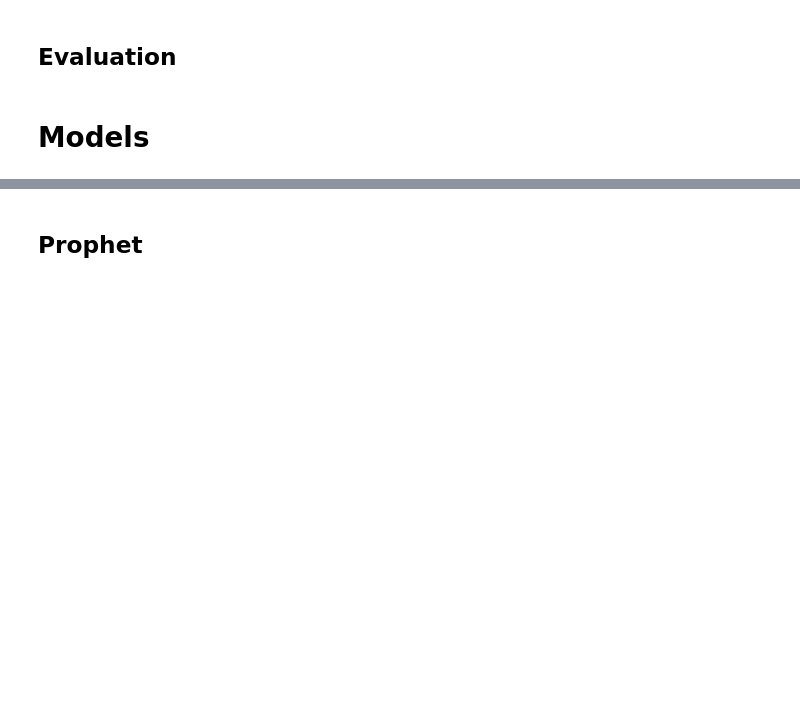
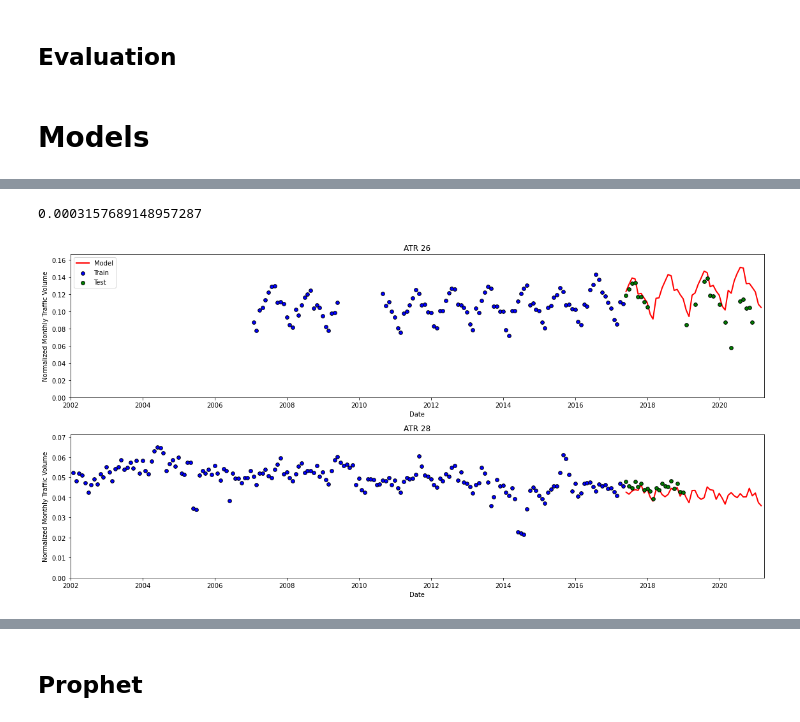
Before and after one commit to nmwodarz/traffic-project, a Jupyter notebook: Capstone 3 - Modeling.ipynb, the cells around one changed output, grey strips where cells are left out. Cells and saved outputs as stored; diff of their text form; code cells hidden in the pictures; blank space fills up the shorter version.

Commit message:
Reworked model class
All scoring is now completely within the base model class. Also added plot capability to models.

```diff
--- a/Capstone 3 - Modeling.ipynb
+++ b/Capstone 3 - Modeling.ipynb
@@ -124,0 +658,7 @@ def evaluate_model(train_df, test_df, model, scorers=[mean_squared_error, mean_a
+# %%
+tr_df = nonimputed_train_df[['26','27','28']]
+te_df = test_df[['26','27','28']]
+# %%
+test_model = prophet_model(tr_df, te_df)
+# %%
+test_model.fit()
@@ -124,0 +675,8 @@ def evaluate_model(train_df, test_df, model, scorers=[mean_squared_error, mean_a
+# %%
+test_model.score()
+# %% [output]
+0.0003157689148957287
+# %%
+test_model.plot(['26','28'])
+# %% [output]
+[figure, added]
```
Also changed, not shown: parts of 32 cells of this notebook.
